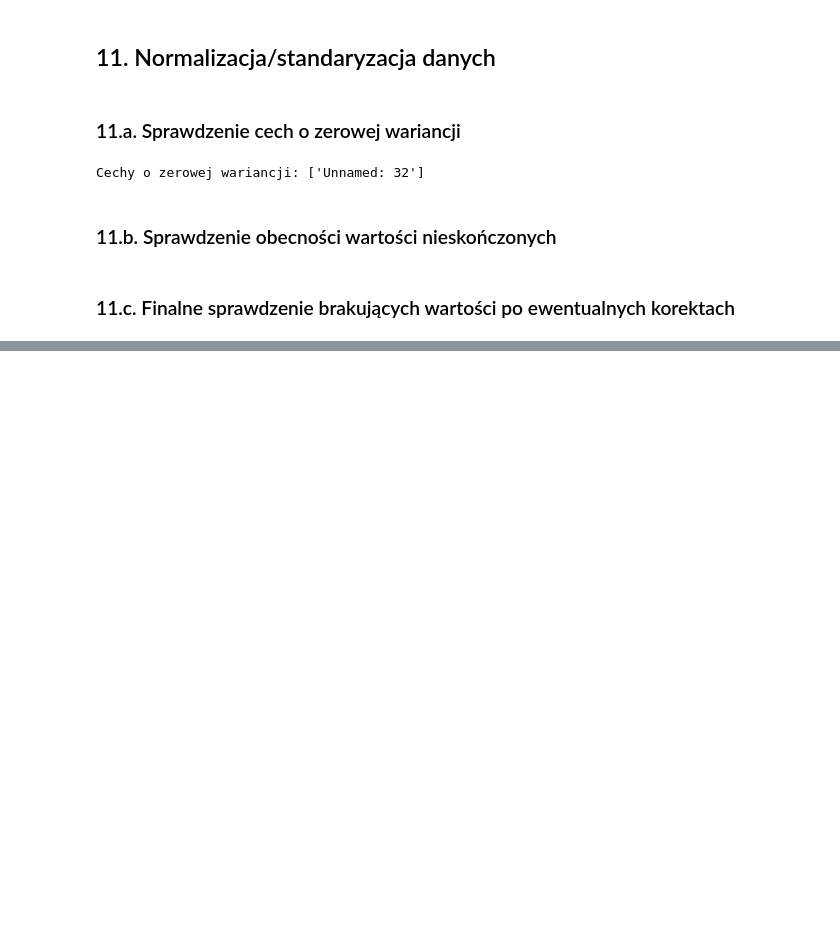
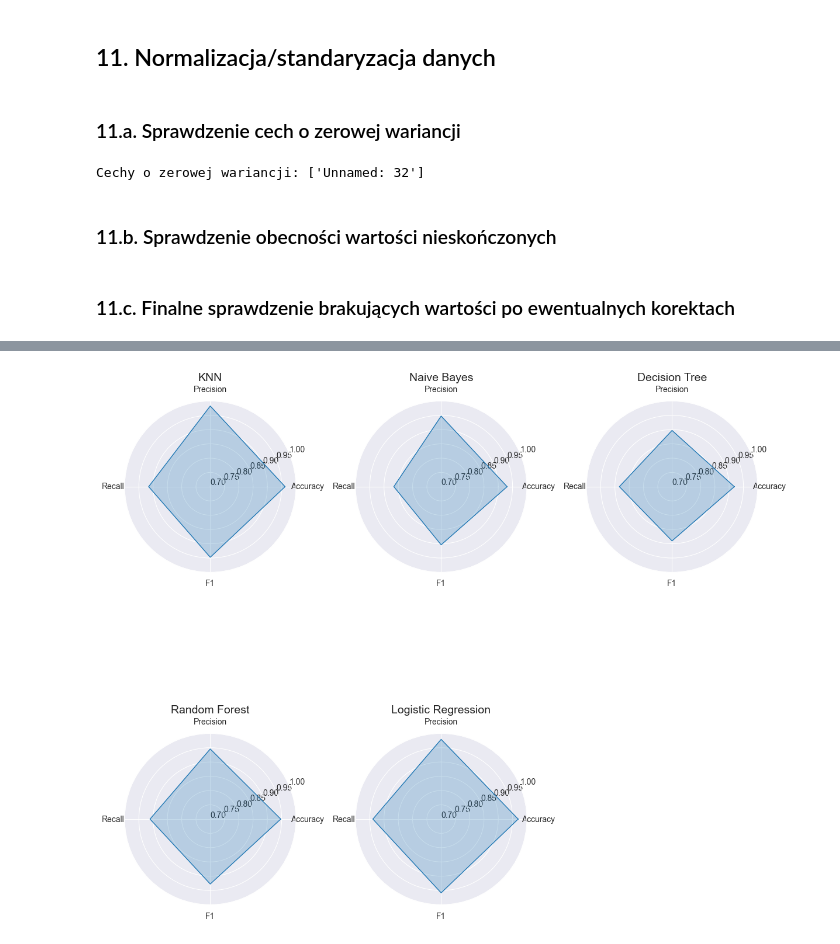
Before and after one commit to nesterova-p/Data_Analysis_and_Classification, a Jupyter notebook: Breast_Cancer_Diagnostic.ipynb, the cells around one changed output, grey strips where cells are left out. Drawn from its saved outputs; the diff is of its cells as text; code cells hidden in the pictures; blank space fills up the shorter version.

```diff
--- a/Breast_Cancer_Diagnostic.ipynb
+++ b/Breast_Cancer_Diagnostic.ipynb
@@ -388,0 +379,29 @@ weighted avg       0.95      0.95      0.95       114
+# %%
+fig = plt.figure(figsize=(12, 12))
+categories = ['Accuracy', 'Precision', 'Recall', 'F1']
+N = len(categories)
+
+for i, model in enumerate(models.keys()):
+    values = [
+        summary_pivot.loc[(model, 'accuracy'), 'mean'],
+        summary_pivot.loc[(model, 'precision'), 'mean'],
+        summary_pivot.loc[(model, 'recall'), 'mean'],
+        summary_pivot.loc[(model, 'f1'), 'mean']
+    ]
+
+    angles = np.linspace(0, 2*np.pi, N, endpoint=False).tolist()
+    values += values[:1]
+    angles += angles[:1]
+
+    ax = fig.add_subplot((len(models) + 2) // 3, 3, i+1, polar=True)
+    ax.plot(angles, values, linewidth=1, linestyle='solid')
+    ax.fill(angles, values, alpha=0.25)
+    ax.set_ylim(0.7, 1.0)
+    ax.set_title(model, size=14, position=(0.5, 1.1))
+    ax.set_xticks(angles[:-1])
+    ax.set_xticklabels(categories)
+
+plt.tight_layout()
+plt.show()
+# %% [output]
+[figure, added]
```
Also changed, not shown: parts of 57 cells of this notebook.
